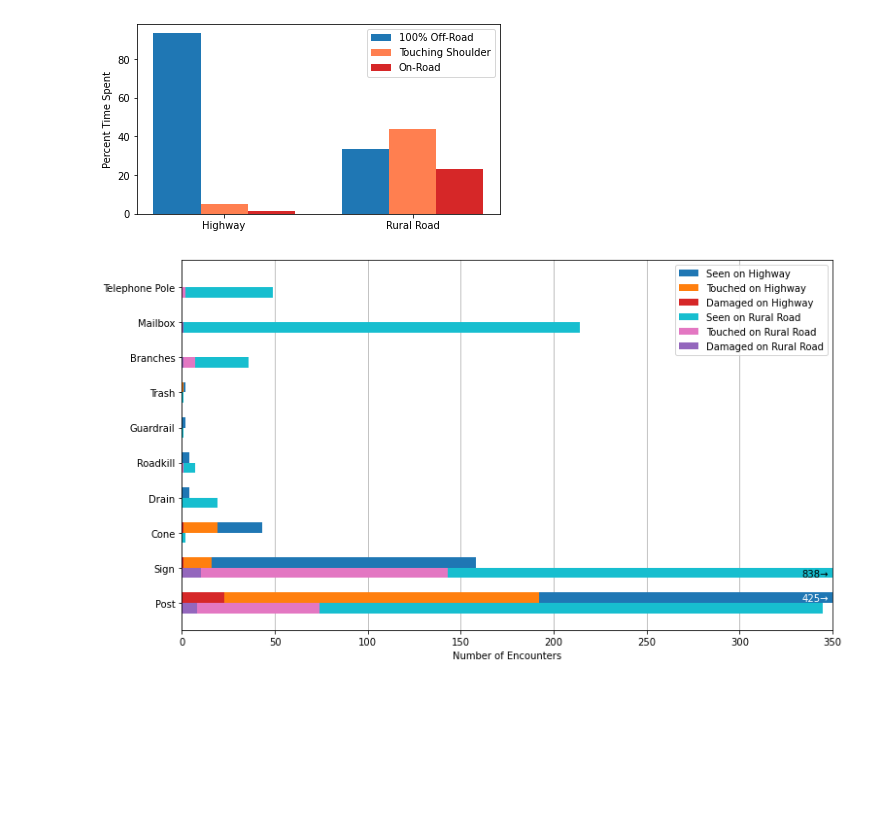
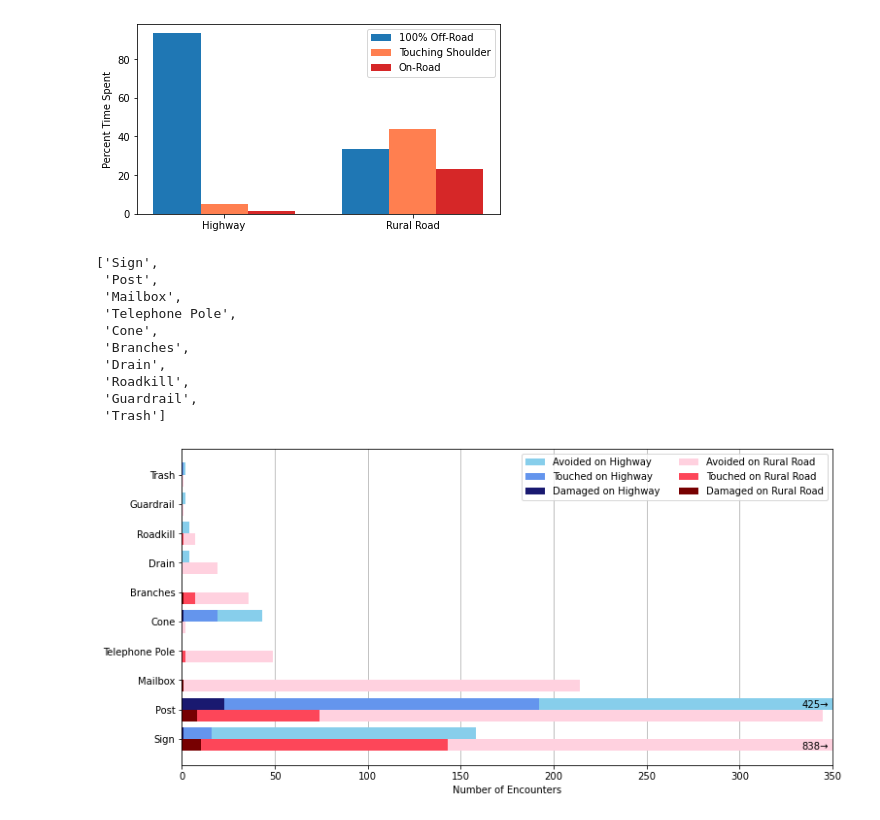
Before and after one commit to tjwieg/MS_thesis, a Jupyter notebook: plots/mower_data.ipynb, the cells around one changed output. Saved outputs shown, nothing was run; the diff lists cells and outputs as text; code cells hidden in the pictures; blank space fills up the shorter version.

```diff
--- a/plots/mower_data.ipynb
+++ b/plots/mower_data.ipynb
@@ -56,44 +56,65 @@ rr_obstacles = {
 }
+# %%
+ranklist = {}
+for obs in hw_obstacles:
+    ranklist[obs] = 0
+    for t in hw_obstacles[obs]:
+        ranklist[obs] += hw_obstacles[obs][t]
+        ranklist[obs] += rr_obstacles[obs][t]
+
+sorted(ranklist, key=lambda x: ranklist[x], reverse=True)
+# %% [output]
+['Sign',
+ 'Post',
+ 'Mailbox',
+ 'Telephone Pole',
+ 'Cone',
+ 'Branches',
+ 'Drain',
+ 'Roadkill',
+ 'Guardrail',
+ 'Trash']
 # %%
 import matplotlib.ticker as ticker
 
 fig, ax = plt.subplots()
 xx = np.arange(len(hw_obstacles))
 
-bar_width = 0.3
+bar_width = 0.4
 
 # Bar heights
 hw_see = [hw_obstacles[x]["see"] for x in hw_obstacles]
 hw_touch = [hw_obstacles[x]["touch"] for x in hw_obstacles]
 hw_break = [hw_obstacles[x]["break"] for x in hw_obstacles]
+
 rr_see = [rr_obstacles[x]["see"] for x in rr_obstacles]
 rr_touch = [rr_obstacles[x]["touch"] for x in rr_obstacles]
 rr_break = [rr_obstacles[x]["break"] for x in rr_obstacles]
 
 # Highway bars
-ax.barh(xx+bar_width, hw_see, bar_width, left=[a+b for a,b in zip(hw_break, hw_touch)], label="Seen on Highway", color="tab:blue")
-ax.barh(xx+bar_width, hw_touch, bar_width, left=hw_break, label="Touched on Highway", color="tab:orange")
-ax.barh(xx+bar_width, hw_break, bar_width, label="Damaged on Highway", color="tab:red")
+ax.barh(xx+bar_width, hw_see, bar_width, left=[a+b for a,b in zip(hw_break, hw_touch)], label="Avoided on Highway", color="skyblue")
+ax.barh(xx+bar_width, hw_touch, bar_width, left=hw_break, label="Touched on Highway", color="cornflowerblue")
+ax.barh(xx+bar_width, hw_break, bar_width, label="Damaged on Highway", color="midnightblue")
 
 # Rural bars
-ax.barh(xx, rr_see, bar_width, left=[a+b for a,b in zip(rr_break, rr_touch)], label="Seen on Rural Road", color="tab:cyan")
-ax.barh(xx, rr_touch, bar_width, left=rr_break, label="Touched on Rural Road", color="tab:pink")
-ax.barh(xx, rr_break, bar_width, label="Damaged on Rural Road", color="tab:purple")
+ax.barh(xx, rr_see, bar_width, left=[a+b for a,b in zip(rr_break, rr_touch)], label="Avoided on Rural Road", color="xkcd:light pink")
+ax.barh(xx, rr_touch, bar_width, left=rr_break, label="Touched on Rural Road", color="xkcd:watermelon")
+ax.barh(xx, rr_break, bar_width, label="Damaged on Rural Road", color="xkcd:blood")
 
 # Labels
 ax.set_yticks(xx+(bar_width/2))
 ax.set_yticklabels(hw_obstacles.keys())
-ax.legend()
+ax.legend(ncol=2)
 ax.xaxis.set_major_formatter(ticker.ScalarFormatter())
 ax.grid(visible=True, which="major", axis="x")
 ax.set_axisbelow(True)
 ax.set_xlabel("Number of Encounters")
 ax.set_xlim(right=350)
 
 # Annotations
-ax.annotate(f"{hw_see[0]}→", (348, xx[0]+1.3*bar_width/2), ha="right", color="white")
-ax.annotate(f"{rr_see[1]}→", (348, xx[1]-0.7*bar_width/2), ha="right")
+ax.annotate(f"{rr_see[0]}→", (348, xx[0]-0.7*bar_width/2), ha="right")
+ax.annotate(f"{hw_see[1]}→", (348, xx[1]+1.3*bar_width/2), ha="right")
 
-fig.set_size_inches(12,7)
+fig.set_size_inches(12,6)
 # %% [output]
-[figure, old version]
+[figure, new version]
```
Also changed, not shown: parts of 1 cell of this notebook, 10 other files.
